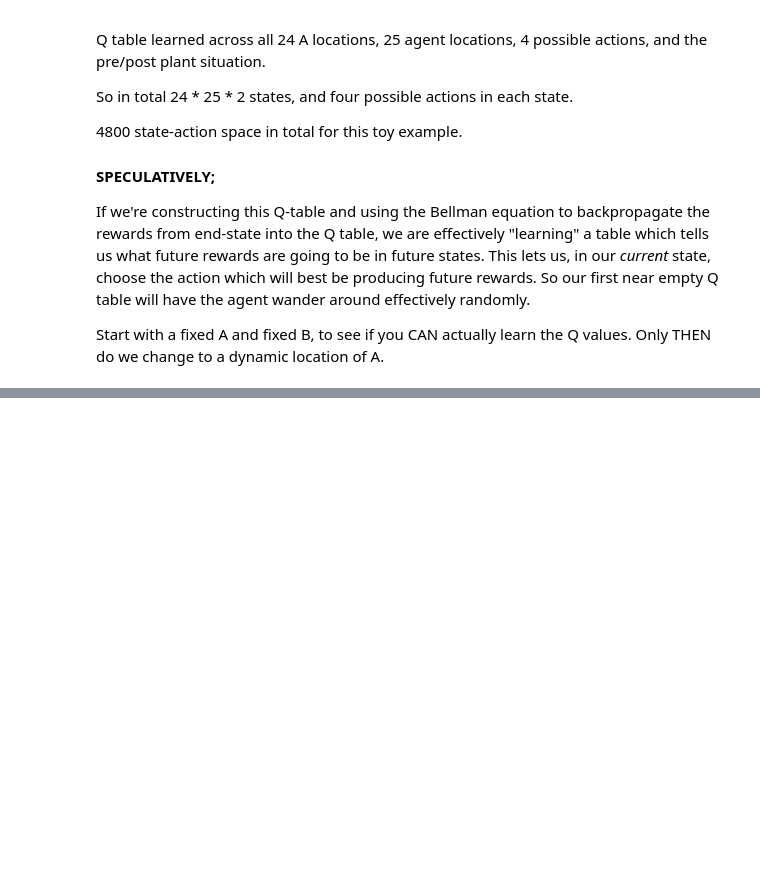
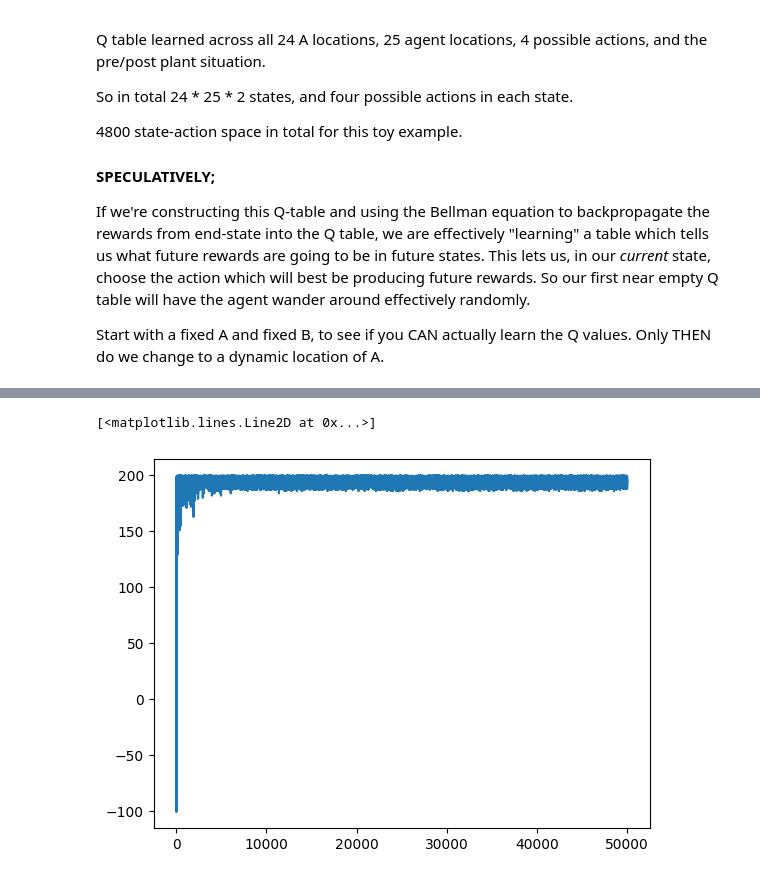
Before and after one commit to LadyWintergreen/multi-agent-systems, a Jupyter notebook: q_learn.ipynb, the cells around one changed output, grey strips where cells are left out. Drawn from its saved outputs; the diff is of its cells as text; code cells hidden in the pictures; blank space fills up the shorter version.

Commit message:
untested training history updates

```diff
--- a/q_learn.ipynb
+++ b/q_learn.ipynb
@@ -210,6 +210,7 @@ class QL:
         self.hypers = hypers
         self.qmat = np.zeros([2*(env_size-1)+1, 2*(env_size-1)+1, 2, len(agent_opts)])
         self.training_history = []
+        self.distance_history = []
 
     def train(self, save_every = 1000):
         for i in range(self.hypers.total_iter):
@@ -218,6 +219,9 @@ class QL:
             agent = Agent(env, self.agent_opts)
             env.set_agent_start(agent)
             agent.reset_agent()
+            total_reward = 0
+
+            optimal_path = abs(agent.x-env.a[0]) + abs(agent.y-env.a[1]) + abs(env.a[0]-env.b[0]) + abs(env.a[1]-env.b[1])
 
             for s in range(self.hypers.steps_per_ep):
                 # Choose between explore and exploit (epsilon-greedy)
@@ -245,14 +249,18 @@ class QL:
                 # Update Q-values using Q-learning equation
                 self.qmat[state][action] += self.hypers.alpha * (reward + (self.hypers.gamma * (self.qmat[next_state][next_action])) - self.qmat[state][action])
 
+                total_reward += reward
+
                 if end_episode == 1:
                     break
+            self.distance_history.append(s - optimal_path)
             #Log reward value to training history
-            self.training_history.append(reward)
+            self.training_history.append(total_reward)
 
             #save the qmatrix for later operation
             if i%save_every == 0:
-                self.save_qmat(f"logs/episode{s}training.npy")
+                self.save_qmat(f"logs/episode{i}training.npy")
+
         return self.qmat
 
     def load_qmat(self, filename):
@@ -283,8 +279,7 @@ hypers = Hypers(
     gamma = 0.8,
     alpha = 0.01,
     steps_per_ep = 100,
-    total_iter = 50000
-    eps_decay_rate = 1000
+    total_iter = 50000,
 )
 ql = QL(env_size, opts, hypers)
 qmat = ql.train()
@@ -313,0 +312,7 @@ for step in range(20):
+# %%
+from matplotlib import pyplot as plt
+
+plt.plot(ql.distance_history)
+# %% [output]
+[<matplotlib.lines.Line2D at 0x...>]
+[figure, added]
```
Also changed, not shown: parts of 2 cells of this notebook, 50 other files.
